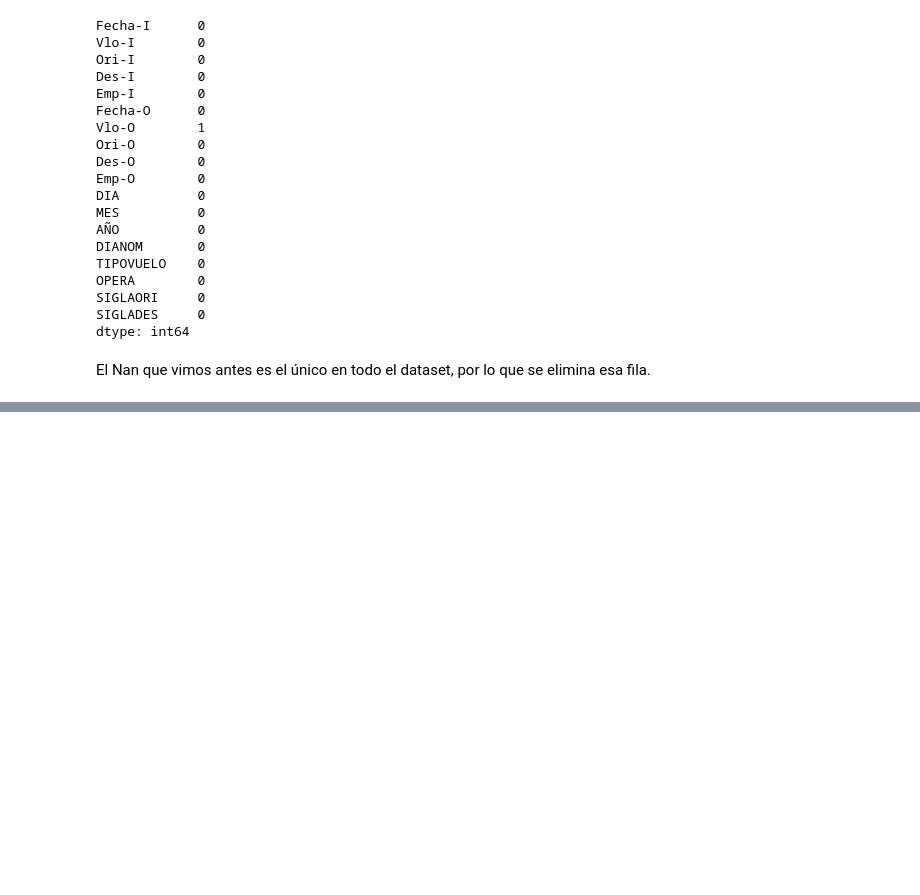
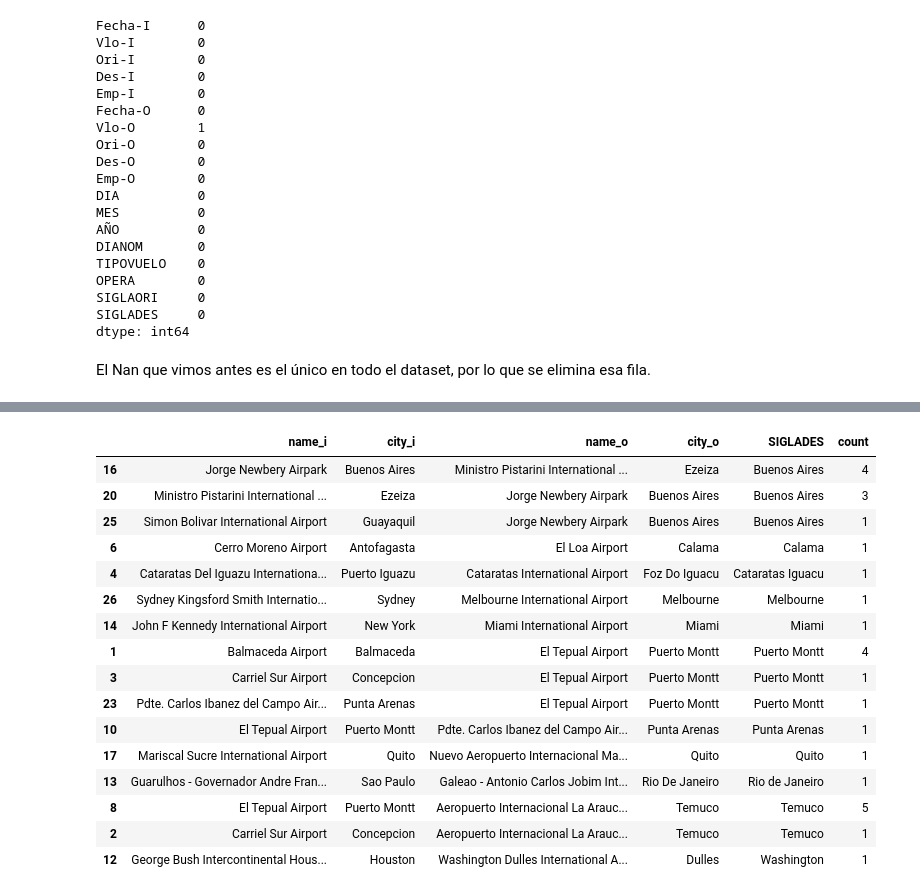
Before and after one commit to igonzalezperez/airline-challenge, a Jupyter notebook: solution.ipynb, the cells around one changed output, grey strips where cells are left out. Saved outputs shown, nothing was run; the diff lists cells and outputs as text; code cells hidden in the pictures; blank space fills up the shorter version.

```diff
--- a/solution.ipynb
+++ b/solution.ipynb
@@ -222,0 +330,21 @@ Aerolíneas: ['Aerolineas Argentinas' 'Aeromexico' 'Air Canada' 'Air France' 'Al
+# %%
+air_codes = airdata.load()
+
+
+def get_icao_data(x, key, codes):
+    try:
+        airport = codes[x]
+        try:
+            return airport[key]
+        except KeyError:
+            print(f'{key} is not a valid airport data.')
+    except KeyError:
+        return None
+
+
+
+data['city_i'] = data['Des-I'].apply(get_icao_data, key='city', codes=air_codes)
+data['name_i'] = data['Des-I'].apply(get_icao_data, key='name', codes=air_codes)
+data['city_o'] = data['Des-O'].apply(get_icao_data, key='city', codes=air_codes)
+data['name_o'] = data['Des-O'].apply(get_icao_data, key='name', codes=air_codes)
+data.loc[(data['name_i'].isna()) | (data['name_o'].isna())].drop_duplicates(subset=['name_i', 'city_i', 'Des-I', 'name_o', 'city_o', 'Des-O', 'SIGLADES'])
@@ -222,0 +366,38 @@ Aerolíneas: ['Aerolineas Argentinas' 'Aeromexico' 'Air Canada' 'Air France' 'Al
+# %%
+# Add missing ICAO codes to library dict
+air_codes_fix = air_codes.copy()
+air_codes_fix['SEQU'] = {'icao': 'SEQU',
+              'name': 'Mariscal Sucre International Airport',
+              'city': 'Quito'}
+air_codes_fix['SCQP'] = {'icao': 'SCQP',
+              'name': 'Aeropuerto Internacional La Araucanía',
+              'city': 'Temuco'}
+# %%
+data['city_i'] = data['Des-I'].apply(get_icao_data, key='city', codes=air_codes_fix)
+data['name_i'] = data['Des-I'].apply(get_icao_data, key='name', codes=air_codes_fix)
+data['city_o'] = data['Des-O'].apply(get_icao_data, key='city', codes=air_codes_fix)
+data['name_o'] = data['Des-O'].apply(get_icao_data, key='name', codes=air_codes_fix)
+
+# This is the same code as before but now having the new name and city columns from the ICAO code
+des_mismatch = data.loc[data['Des-I'] != data['Des-O'], 'SIGLADES'].unique().tolist()
+df_mismatch = data.loc[data['SIGLADES'].isin(des_mismatch)].groupby(['name_i', 'city_i', 'name_o', 'city_o', 'SIGLADES']).size().reset_index(name='count').sort_values(by=['SIGLADES','count'], ascending=[True, False])
+cond = (df_mismatch['name_i'] != df_mismatch['name_o']) | (df_mismatch['city_i'] != df_mismatch['city_o'])
+df_mismatch.loc[cond]
+# %% [output]
+|  | name_i | city_i | name_o | city_o | SIGLADES | count |
+| 16 | Jorge Newbery Airpark | Buenos Aires | Ministro Pistarini International ... | Ezeiza | Buenos Aires | 4 |
+| 20 | Ministro Pistarini International ... | Ezeiza | Jorge Newbery Airpark | Buenos Aires | Buenos Aires | 3 |
+| 25 | Simon Bolivar International Airport | Guayaquil | Jorge Newbery Airpark | Buenos Aires | Buenos Aires | 1 |
+| 6 | Cerro Moreno Airport | Antofagasta | El Loa Airport | Calama | Calama | 1 |
+| 4 | Cataratas Del Iguazu Internationa... | Puerto Iguazu | Cataratas International Airport | Foz Do Iguacu | Cataratas Iguacu | 1 |
+| 26 | Sydney Kingsford Smith Internatio... | Sydney | Melbourne International Airport | Melbourne | Melbourne | 1 |
+| 14 | John F Kennedy International Airport | New York | Miami International Airport | Miami | Miami | 1 |
+| 1 | Balmaceda Airport | Balmaceda | El Tepual Airport | Puerto Montt | Puerto Montt | 4 |
+| 3 | Carriel Sur Airport | Concepcion | El Tepual Airport | Puerto Montt | Puerto Montt | 1 |
+| 23 | Pdte. Carlos Ibanez del Campo Air... | Punta Arenas | El Tepual Airport | Puerto Montt | Puerto Montt | 1 |
+| 10 | El Tepual Airport | Puerto Montt | Pdte. Carlos Ibanez del Campo Air... | Punta Arenas | Punta Arenas | 1 |
+| 17 | Mariscal Sucre International Airport | Quito | Nuevo Aeropuerto Internacional Ma... | Quito | Quito | 1 |
+| 13 | Guarulhos - Governador Andre Fran... | Sao Paulo | Galeao - Antonio Carlos Jobim Int... | Rio De Janeiro | Rio de Janeiro | 1 |
+| 8 | El Tepual Airport | Puerto Montt | Aeropuerto Internacional La Arauc... | Temuco | Temuco | 5 |
+| 2 | Carriel Sur Airport | Concepcion | Aeropuerto Internacional La Arauc... | Temuco | Temuco | 1 |
+| 12 | George Bush Intercontinental Hous... | Houston | Washington Dulles International A... | Dulles | Washington | 1 |
```
Also changed, not shown: parts of 29 cells of this notebook.
